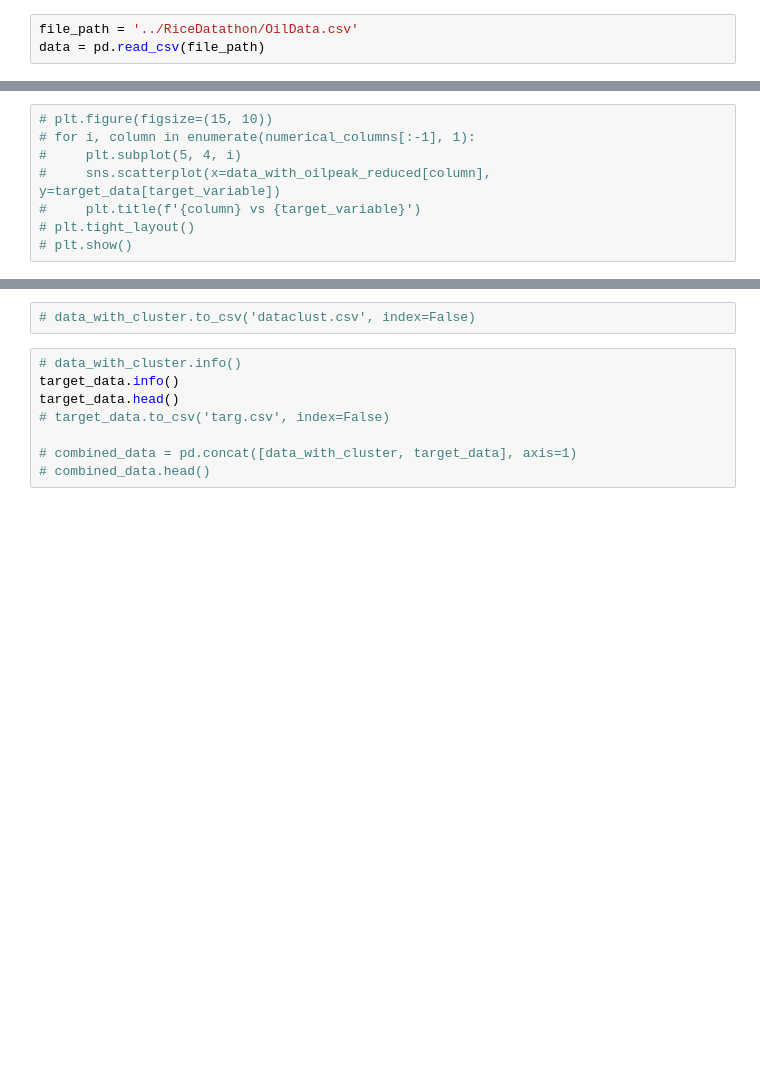
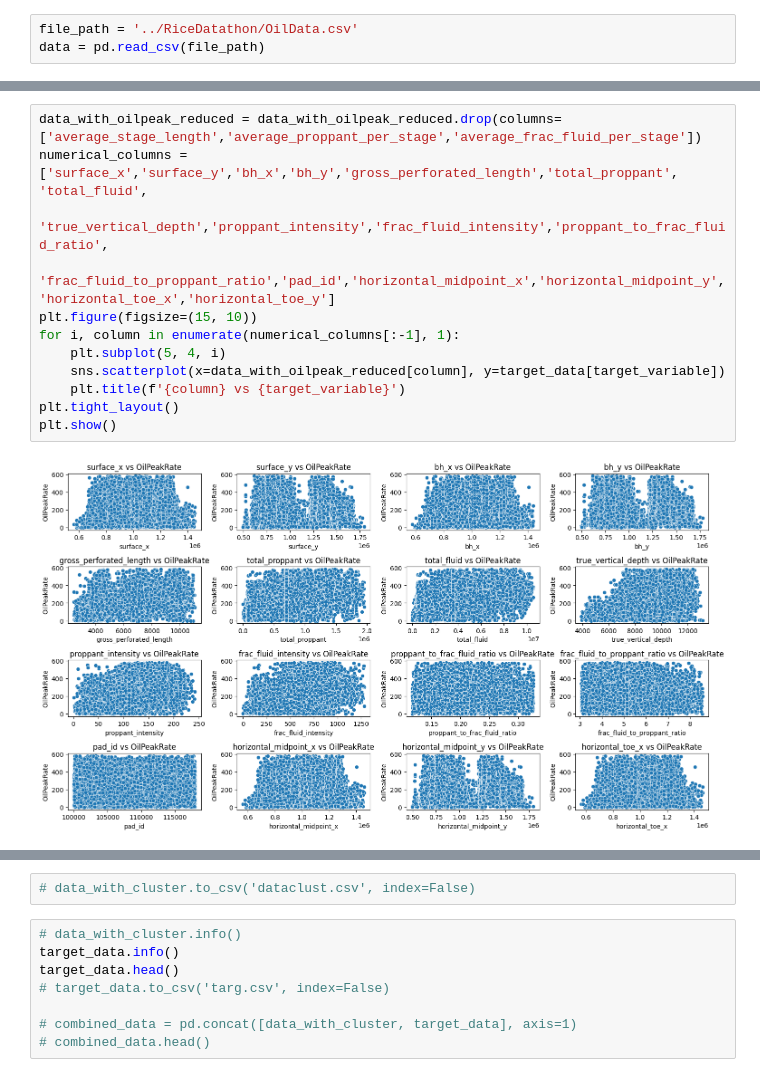
Before and after one commit to nandoj28/RiceDatathon, a Jupyter notebook: main.ipynb, the cells around one changed output, grey strips where cells are left out. Drawn from its saved outputs; the diff is of its cells as text; blank space fills up the shorter version.

```diff
--- a/main.ipynb
+++ b/main.ipynb
@@ -77,9 +87,15 @@ Missing values in dataset with OilPeakRate: 0
 # %%
-# plt.figure(figsize=(15, 10))
-# for i, column in enumerate(numerical_columns[:-1], 1):
-#     plt.subplot(5, 4, i)
-#     sns.scatterplot(x=data_with_oilpeak_reduced[column], y=target_data[target_variable])
-#     plt.title(f'{column} vs {target_variable}')
-# plt.tight_layout()
-# plt.show()
+data_with_oilpeak_reduced = data_with_oilpeak_reduced.drop(columns=['average_stage_length','average_proppant_per_stage','average_frac_fluid_per_stage'])
+numerical_columns = ['surface_x','surface_y','bh_x','bh_y','gross_perforated_length','total_proppant', 'total_fluid',
+                     'true_vertical_depth','proppant_intensity','frac_fluid_intensity','proppant_to_frac_fluid_ratio',
+                     'frac_fluid_to_proppant_ratio','pad_id','horizontal_midpoint_x','horizontal_midpoint_y','horizontal_toe_x','horizontal_toe_y']
+plt.figure(figsize=(15, 10))
+for i, column in enumerate(numerical_columns[:-1], 1):
+    plt.subplot(5, 4, i)
+    sns.scatterplot(x=data_with_oilpeak_reduced[column], y=target_data[target_variable])
+    plt.title(f'{column} vs {target_variable}')
+plt.tight_layout()
+plt.show()
+# %% [output]
+[figure, added]
 # %%
```
Also changed, not shown: parts of 15 cells of this notebook.
